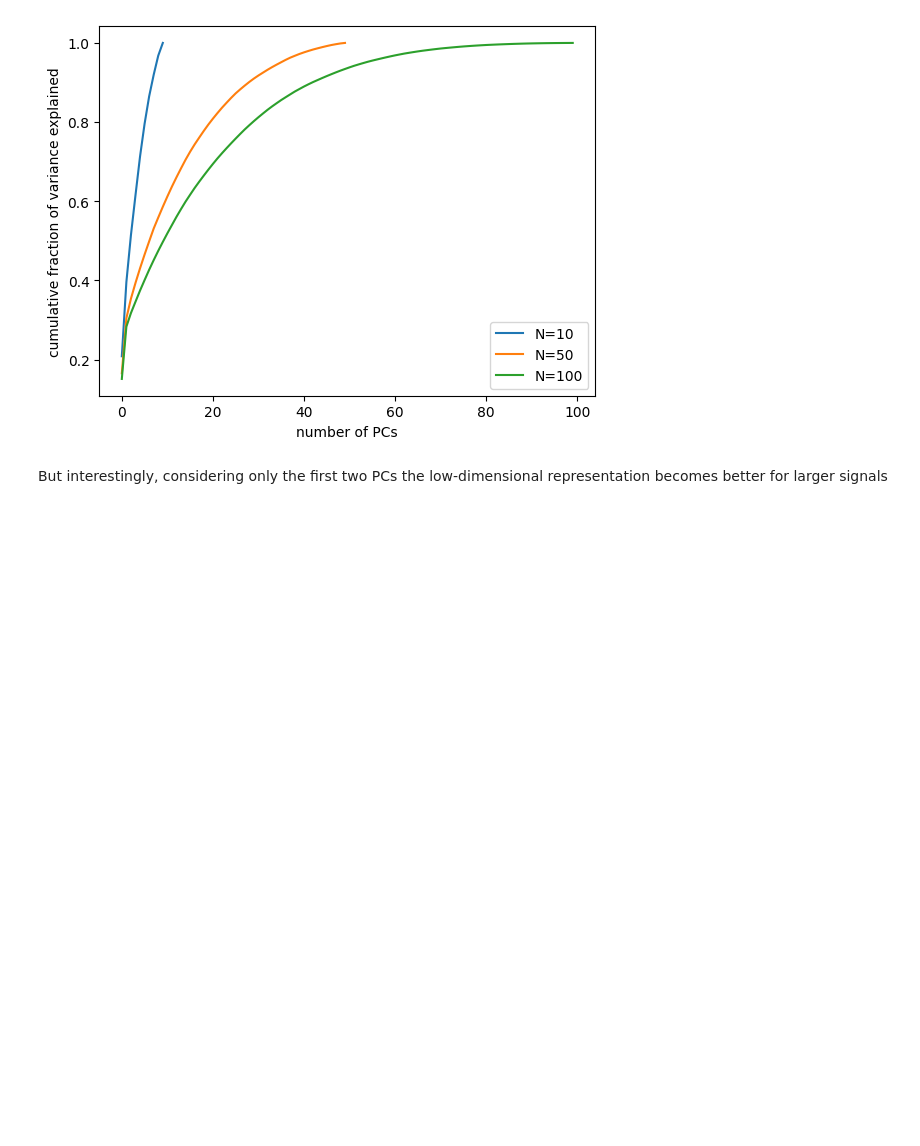
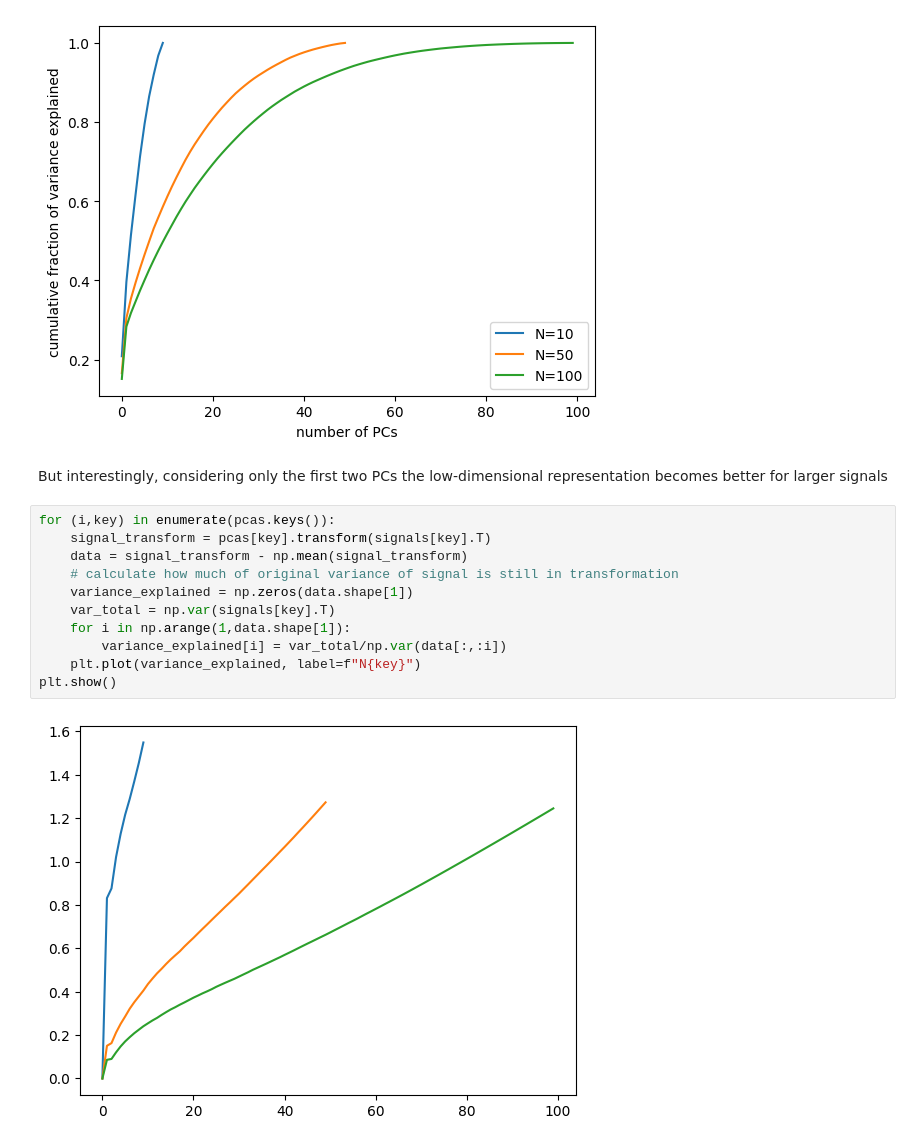
Before and after one commit to zierenberg/neural_manifolds, a Jupyter notebook: notebooks/example_PCA.ipynb, the cells around one changed output. Saved outputs shown, nothing was run; the diff lists cells and outputs as text; blank space fills up the shorter version.

```diff
--- a/notebooks/example_PCA.ipynb
+++ b/notebooks/example_PCA.ipynb
@@ -152,6 +159,19 @@ plt.legend()
 [figure]
 # %% [markdown]
 But interestingly, considering only the first two PCs the low-dimensional representation becomes better for larger signals
+# %%
+for (i,key) in enumerate(pcas.keys()):
+    signal_transform = pcas[key].transform(signals[key].T)
+    data = signal_transform - np.mean(signal_transform)
+    # calculate how much of original variance of signal is still in transformation
+    variance_explained = np.zeros(data.shape[1])
+    var_total = np.var(signals[key].T)
+    for i in np.arange(1,data.shape[1]):
+        variance_explained[i] = var_total/np.var(data[:,:i])
+    plt.plot(variance_explained, label=f"N{key}")
+plt.show()
+# %% [output]
+[figure, added]
 # %%
 f, axes = plt.subplots(1,3,figsize=((10,3)))
 for (i,key) in enumerate(pcas.keys()):
```
Also changed, not shown: parts of 2 cells of this notebook.
